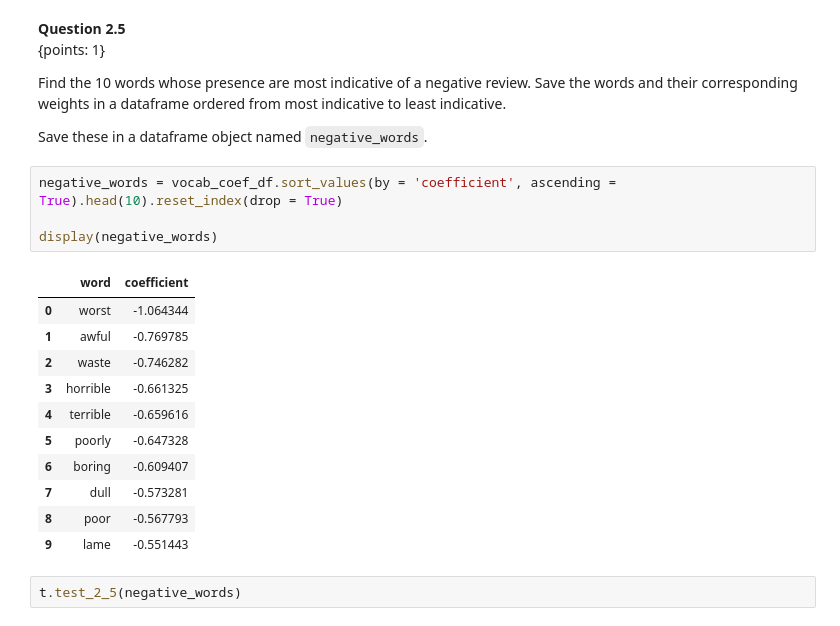
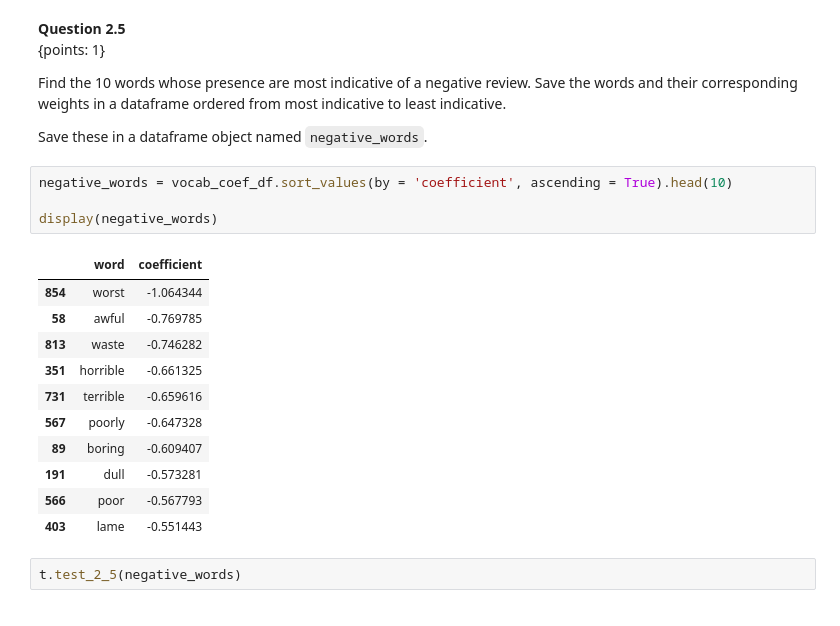
Before and after one commit to Dipto9999/intro-ml-students, a Jupyter notebook: release/assignment8/assignment8.ipynb, the cells around one changed output. Cells and saved outputs as stored; diff of their text form.

```diff
--- a/release/assignment8/assignment8.ipynb
+++ b/release/assignment8/assignment8.ipynb
@@ -642,21 +641,21 @@ Find the 10 words whose presence are most indicative of a negative review. Save
 
 Save these in a dataframe object named `negative_words`.
 # %%
-negative_words = vocab_coef_df.sort_values(by = 'coefficient', ascending = True).head(10).reset_index(drop = True)
+negative_words = vocab_coef_df.sort_values(by = 'coefficient', ascending = True).head(10)
 
 display(negative_words)
 # %% [output]
 |  | word | coefficient |
-| 0 | worst | -1.064344 |
-| 1 | awful | -0.769785 |
-| 2 | waste | -0.746282 |
-| 3 | horrible | -0.661325 |
-| 4 | terrible | -0.659616 |
-| 5 | poorly | -0.647328 |
-| 6 | boring | -0.609407 |
-| 7 | dull | -0.573281 |
-| 8 | poor | -0.567793 |
-| 9 | lame | -0.551443 |
+| 854 | worst | -1.064344 |
+| 58 | awful | -0.769785 |
+| 813 | waste | -0.746282 |
+| 351 | horrible | -0.661325 |
+| 731 | terrible | -0.659616 |
+| 567 | poorly | -0.647328 |
+| 89 | boring | -0.609407 |
+| 191 | dull | -0.573281 |
+| 566 | poor | -0.567793 |
+| 403 | lame | -0.551443 |
 # %%
 t.test_2_5(negative_words)
 # %% [output]
```
Also changed, not shown: parts of 11 cells of this notebook, 1 other file.
